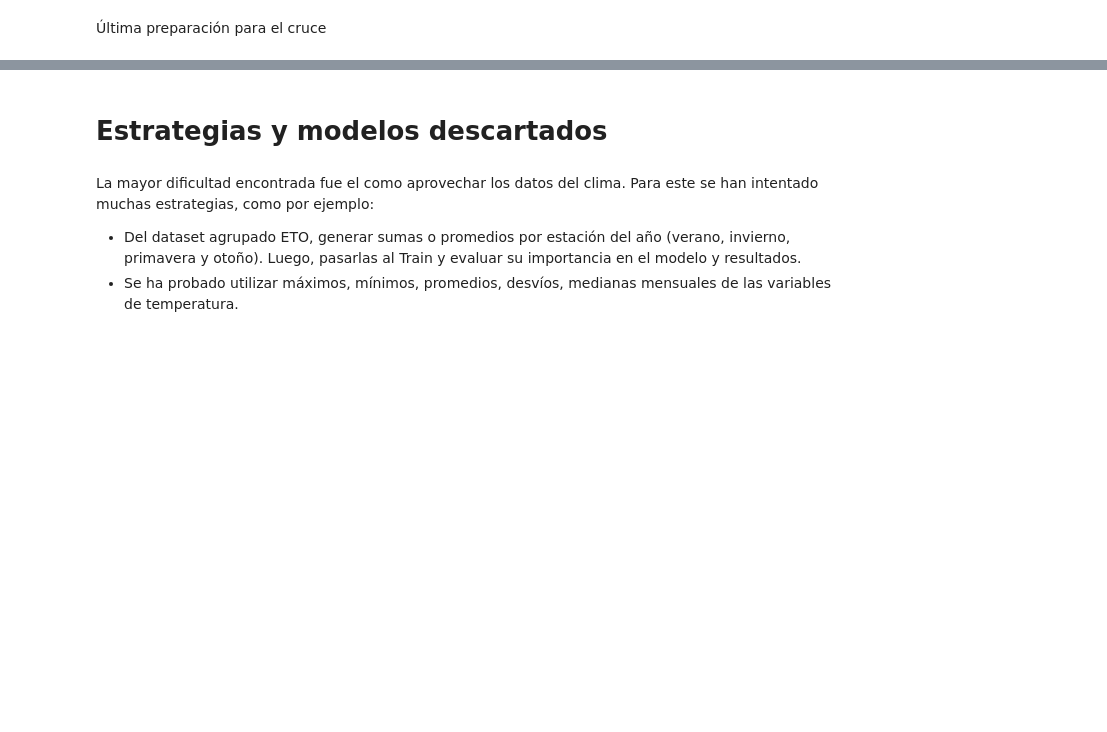
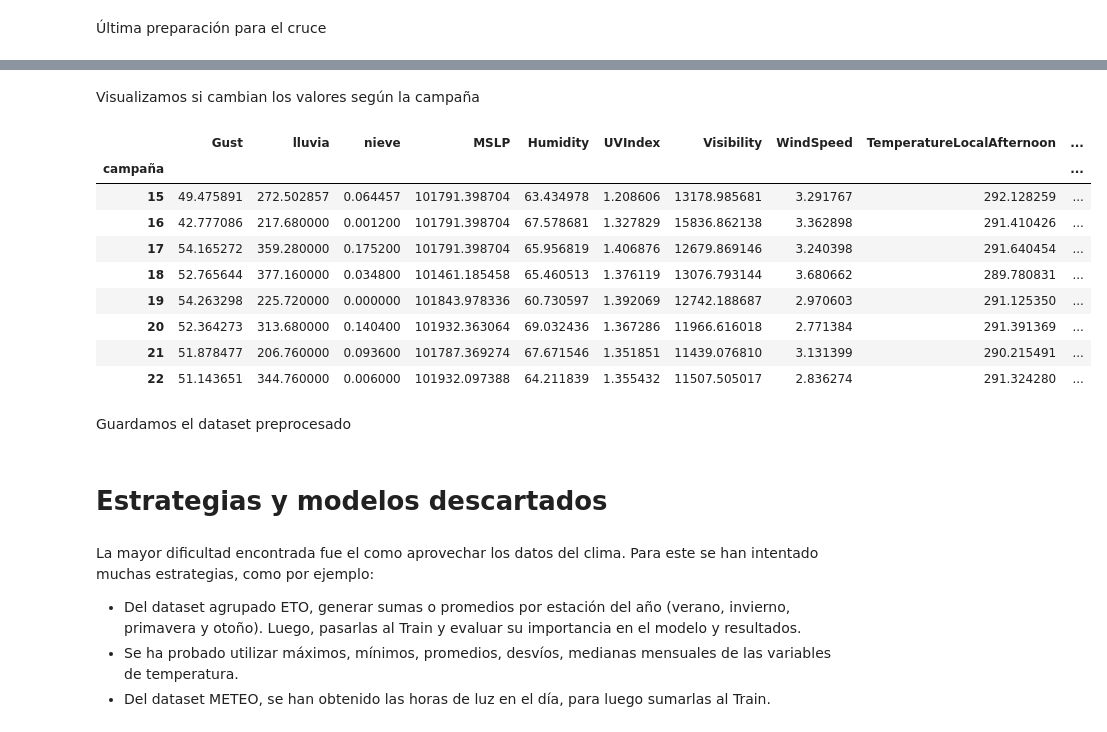
Before and after one commit to vitostamatti/datathon-cajamar-malbecs, a Jupyter notebook: notebooks/00-data-exploration/Exploracion_Malbecs.ipynb, the cells around one changed output, grey strips where cells are left out. Cells and saved outputs as stored; diff of their text form; code cells hidden in the pictures; blank space fills up the shorter version.

```diff
--- a/notebooks/00-data-exploration/Exploracion_Malbecs.ipynb
+++ b/notebooks/00-data-exploration/Exploracion_Malbecs.ipynb
@@ -793,0 +798,27 @@ df_for_join.drop(columns=['año'], inplace=True)
+# %%
+def eto_dict_generator(df):
+    temp_strings = ['Gust','MSLP','Humidity','UVIndex','Visibility','WindSpeed',
+                    'lluvia','nieve','TemperatureLocalAfternoon','TemperatureLocalOvernight']
+    dic_temp = {}
+    for string in temp_strings:
+        columns = [col for col in df.columns if string in col]
+        dic_temp[string] = columns
+    return dic_temp
+
+
+def eto_annual_sum(df,cols_list):
+    dictionary = eto_dict_generator(df)
+    dictionary = {key: dictionary[key] for key in cols_list}
+    for name, data in dictionary.items():
+            df[name] = df[data].sum(axis=1)
+            df = df.drop(columns=data)
+    return df
+
+
+def eto_annual_mean(df,cols_list):
+    dictionary = eto_dict_generator(df)
+    dictionary = {key: dictionary[key] for key in cols_list}
+    for name, data in dictionary.items():
+            df[name] = df[data].mean(axis=1)
+            df = df.drop(columns=data)
+    return df
@@ -793,0 +827,7 @@ df_for_join.drop(columns=['año'], inplace=True)
+# %%
+sum_cols = ['Gust','lluvia','nieve']
+mean_cols = ['MSLP','Humidity','UVIndex','Visibility','WindSpeed','TemperatureLocalAfternoon','TemperatureLocalOvernight']
+
+df_for_join = eto_annual_sum(df_for_join,sum_cols)
+df_for_join = eto_annual_mean(df_for_join,mean_cols)
+df_for_join.head()
@@ -793,0 +841,17 @@ df_for_join.drop(columns=['año'], inplace=True)
+# %% [markdown]
+Visualizamos si cambian los valores según la campaña
+# %%
+df_for_join.groupby('campaña')[sum_cols + mean_cols].mean().style.background_gradient(cmap='Blues')
+# %% [output]
+|  | Gust | lluvia | nieve | MSLP | Humidity | UVIndex | Visibility | WindSpeed | TemperatureLocalAfternoon | ... |
+| campaña |  |  |  |  |  |  |  |  |  | ... |
+| 15 | 49.475891 | 272.502857 | 0.064457 | 101791.398704 | 63.434978 | 1.208606 | 13178.985681 | 3.291767 | 292.128259 | ... |
+| 16 | 42.777086 | 217.680000 | 0.001200 | 101791.398704 | 67.578681 | 1.327829 | 15836.862138 | 3.362898 | 291.410426 | ... |
+| 17 | 54.165272 | 359.280000 | 0.175200 | 101791.398704 | 65.956819 | 1.406876 | 12679.869146 | 3.240398 | 291.640454 | ... |
+| 18 | 52.765644 | 377.160000 | 0.034800 | 101461.185458 | 65.460513 | 1.376119 | 13076.793144 | 3.680662 | 289.780831 | ... |
+| 19 | 54.263298 | 225.720000 | 0.000000 | 101843.978336 | 60.730597 | 1.392069 | 12742.188687 | 2.970603 | 291.125350 | ... |
+| 20 | 52.364273 | 313.680000 | 0.140400 | 101932.363064 | 69.032436 | 1.367286 | 11966.616018 | 2.771384 | 291.391369 | ... |
+| 21 | 51.878477 | 206.760000 | 0.093600 | 101787.369274 | 67.671546 | 1.351851 | 11439.076810 | 3.131399 | 290.215491 | ... |
+| 22 | 51.143651 | 344.760000 | 0.006000 | 101932.097388 | 64.211839 | 1.355432 | 11507.505017 | 2.836274 | 291.324280 | ... |
+# %% [markdown]
+Guardamos el dataset preprocesado
@@ -798,3 +864,4 @@ La mayor dificultad encontrada fue el como aprovechar los datos del clima. Para
 
 - Del dataset agrupado ETO, generar sumas o promedios por estación del año (verano, invierno, primavera y otoño). Luego, pasarlas al Train y evaluar su importancia en el modelo y resultados.
 - Se ha probado utilizar máximos, mínimos, promedios, desvíos, medianas mensuales de las variables de temperatura.
+- Del dataset METEO, se han obtenido las horas de luz en el día, para luego sumarlas al Train.
```
Also changed, not shown: parts of 4 cells of this notebook, 1 other file.
